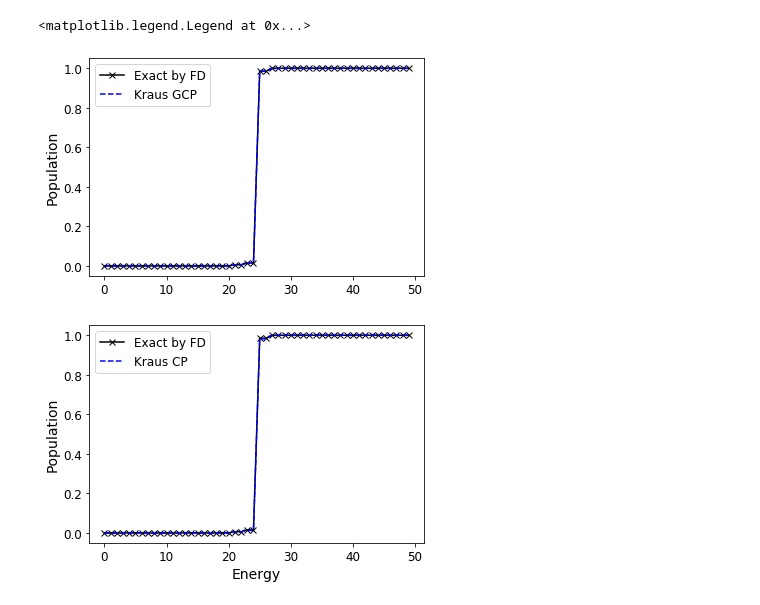
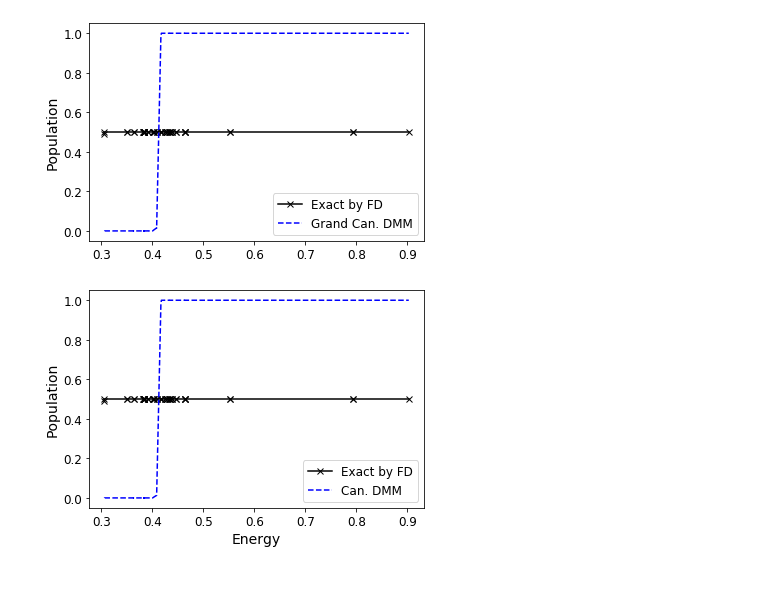
Before and after one commit to jleamer/DMM, a Jupyter notebook: RK4_DMM/Huckel_model.ipynb, the cells around one changed output. Saved outputs shown, nothing was run; the diff lists cells and outputs as text; code cells hidden in the pictures.

```diff
--- a/RK4_DMM/Huckel_model.ipynb
+++ b/RK4_DMM/Huckel_model.ipynb
@@ -36,12 +36,23 @@ plt.rc('figure', titlesize=BIGGER_SIZE)  # fontsize of the figure title
 np.random.seed(2)
 alpha = np.random.random()
 beta = np.random.random()
+print(alpha)
+print(beta)
 
 # define the dimensions of the Hamiltonian and how many elements to consider before cutoff
 size = 50
 n_cutoff = 9
 H = pals.generate_H(n_cutoff, size, beta, alpha)
+print(H[0][30])
+plt.imshow(H.real)
+plt.colorbar()
+true_H = beta*np.ones((size, size))
+for i in range(size):
+    true_H[i][i] = alpha
 H_spect = linalg.eigvalsh(H)
+plt.figure(2)
+plt.imshow(true_H)
+plt.colorbar()
 
 # define a chemical potential mu (middle of eigenvalue spectrum)
 num_electrons = int(0.5*H.shape[0])
@@ -51,16 +68,9 @@ mu = (H_spect[num_electrons] + H_spect[num_electrons-1])/2
 # Heaviside - this simulates 0 tempurature
 
 heav_exact = linalg.funm(H, lambda _: _ <= mu)
-plt.imshow(heav_exact.real)
-#plt.title("Exact by Heaviside")
-plt.ylabel("i")
-plt.colorbar()
-plt.show()
+print(linalg.norm(heav_exact - heav_exact @ heav_exact))
 
 # Fermi-Dirac - this simulates infinite temperature
-ferm_exact = linalg.funm(H, lambda _: 1/(1+np.exp(1000*(_ - mu))))
-plt.imshow(ferm_exact.real)
-plt.title("Fermi Dirac")
-plt.colorbar()
-plt.show()
+ferm_exact = linalg.funm(true_H, lambda _: np.exp(-beta*(_ - mu))/(1+np.exp(-beta*(_ - mu))))
+print(linalg.norm(ferm_exact - ferm_exact @ ferm_exact))
 # %% [output]
@@ -371,23 +283,24 @@ Text(0.5, 0, 'j')
 # %%
 plt.figure(1)
-plt.plot(linalg.eigvalsh(ferm_exact), 'k-x', label="Exact by FD")
-plt.plot(linalg.eigvalsh(dmm_gcp_rho), 'b--', label="Kraus GCP")
+plt.plot(H_spect, linalg.eigvalsh(ferm_exact), 'k-x', label="Exact by FD")
+plt.plot(H_spect, linalg.eigvalsh(dmm_gcp_rho), 'b--', label="Grand Can. DMM")
 #plt.plot(linalg.eigvalsh(kraus_gcp), 'r--')
 #plt.xlabel("Energy")
 plt.ylabel("Population")
 plt.legend(numpoints=1)
+plt.savefig("gc_huck_eigs.pdf")
 
 plt.figure(2)
-plt.plot(linalg.eigvalsh(ferm_exact), 'k-x', label="Exact by FD")
-plt.plot(linalg.eigvalsh(dmm_cp_rho), 'b--', label="Kraus CP")
+plt.plot(H_spect, linalg.eigvalsh(ferm_exact), 'k-x', label="Exact by FD")
+plt.plot(H_spect, linalg.eigvalsh(dmm_cp_rho), 'b--', label="Can. DMM")
 #plt.plot(linalg.eigvalsh(kraus_cp), 'r--')
 plt.xlabel("Energy")
 plt.ylabel("Population")
 plt.legend(numpoints=1)
+plt.savefig("c_huck_eigs.pdf")
 # %% [output]
-<matplotlib.legend.Legend at 0x...>
-[figure, old version]
+[figure, new version]
-[figure, old version]
+[figure, new version]
 # %%
 plt.figure(1)
 plt.plot(linalg.eigvalsh(rho_i), 'kx-', label="Steady")
```
Also changed, not shown: parts of 13 cells of this notebook, 34 other files.
